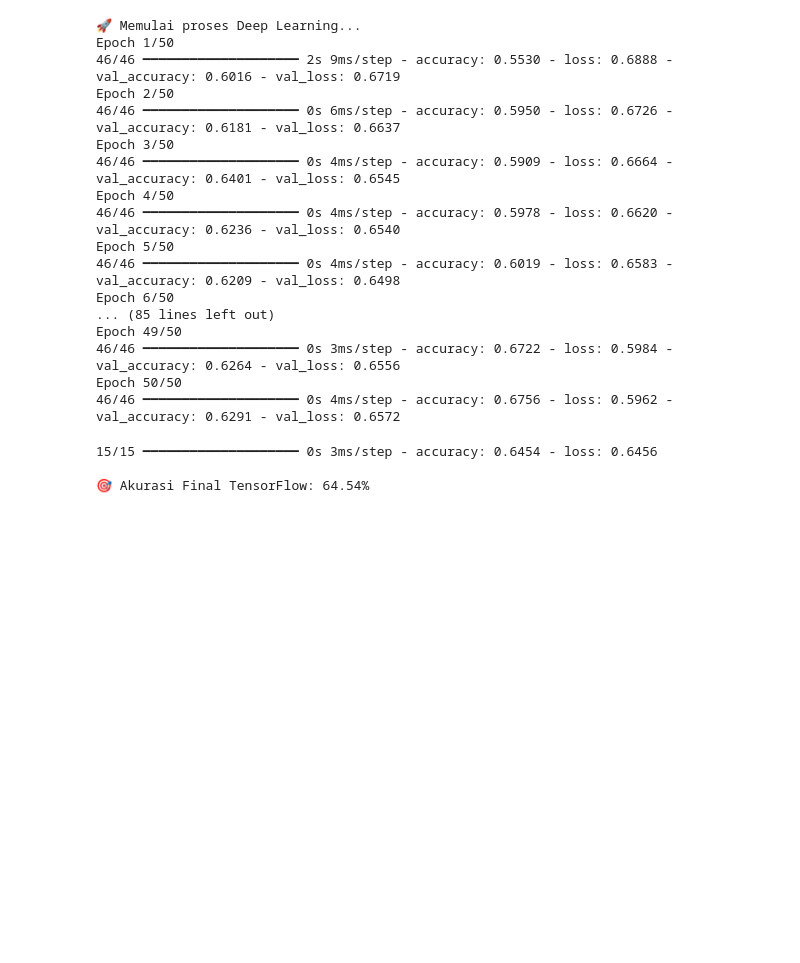
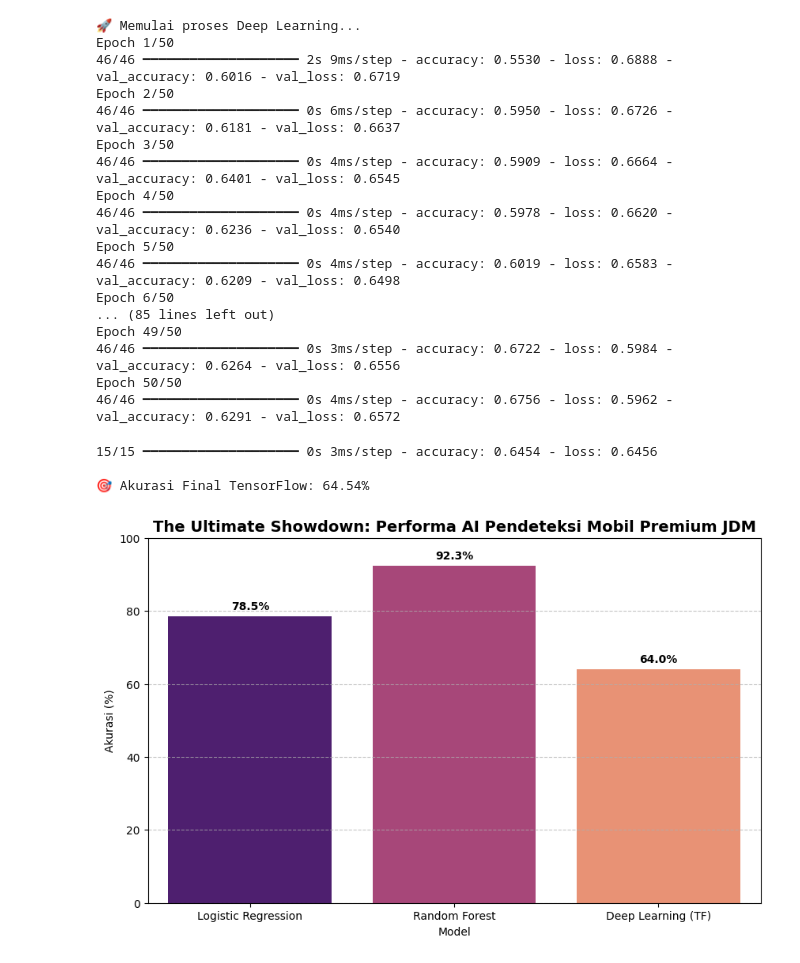
Before and after one commit to zippynx/ml-journey, a Jupyter notebook: 06-Deep-Learning/intro_nn.ipynb, the cells around one changed output. Cells and saved outputs as stored; diff of their text form; code cells hidden in the pictures; blank space fills up the shorter version.

Commit message:
docs(day24): add final model comparison visualization and polish README for portfolio showcase

```diff
--- a/06-Deep-Learning/intro_nn.ipynb
+++ b/06-Deep-Learning/intro_nn.ipynb
@@ -127,3 +127,39 @@ print(f"\n🎯 Akurasi Final TensorFlow: {akurasi_tf * 100:.2f}%")
 15/15 ━━━━━━━━━━━━━━━━━━━━ 0s 3ms/step - accuracy: 0.6454 - loss: 0.6456
 
 🎯 Akurasi Final TensorFlow: 64.54%
+# %%
+import matplotlib.pyplot as plt
+import seaborn as sns
+import pandas as pd
+
+data_komparasi = {
+    'Model': ['Logistic Regression', 'Random Forest', 'Deep Learning (TF)'],
+    'Akurasi (%)': [78.5, 92.3, 64.0],
+    'F1-Score (Premium)': [0.65, 0.91, 0.64]
+}
+
+df_komparasi = pd.DataFrame(data_komparasi)
+
+plt.figure(figsize=(10, 6))
+
+# PERBAIKAN 1: Menambahkan hue='Model' dan legend=False
+grafik = sns.barplot(x='Model', y='Akurasi (%)', data=df_komparasi, palette='magma', hue='Model', legend=False)
+
+# PERBAIKAN 2: Menghapus emoji bendera dari judul
+plt.title('The Ultimate Showdown: Performa AI Pendeteksi Mobil Premium JDM', fontsize=14, fontweight='bold')
+
+plt.ylim(0, 100)
+plt.ylabel('Akurasi (%)')
+plt.grid(axis='y', linestyle='--', alpha=0.7)
+
+for p in grafik.patches:
+    grafik.annotate(format(p.get_height(), '.1f') + '%',
+                   (p.get_x() + p.get_width() / 2., p.get_height()),
+                   ha = 'center', va = 'center',
+                   xytext = (0, 9),
+                   textcoords = 'offset points',
+                   fontweight='bold')
+
+plt.show()
+# %% [output]
+[figure, added]
```
Also changed, not shown: parts of 1 cell of this notebook, 7 other files.
